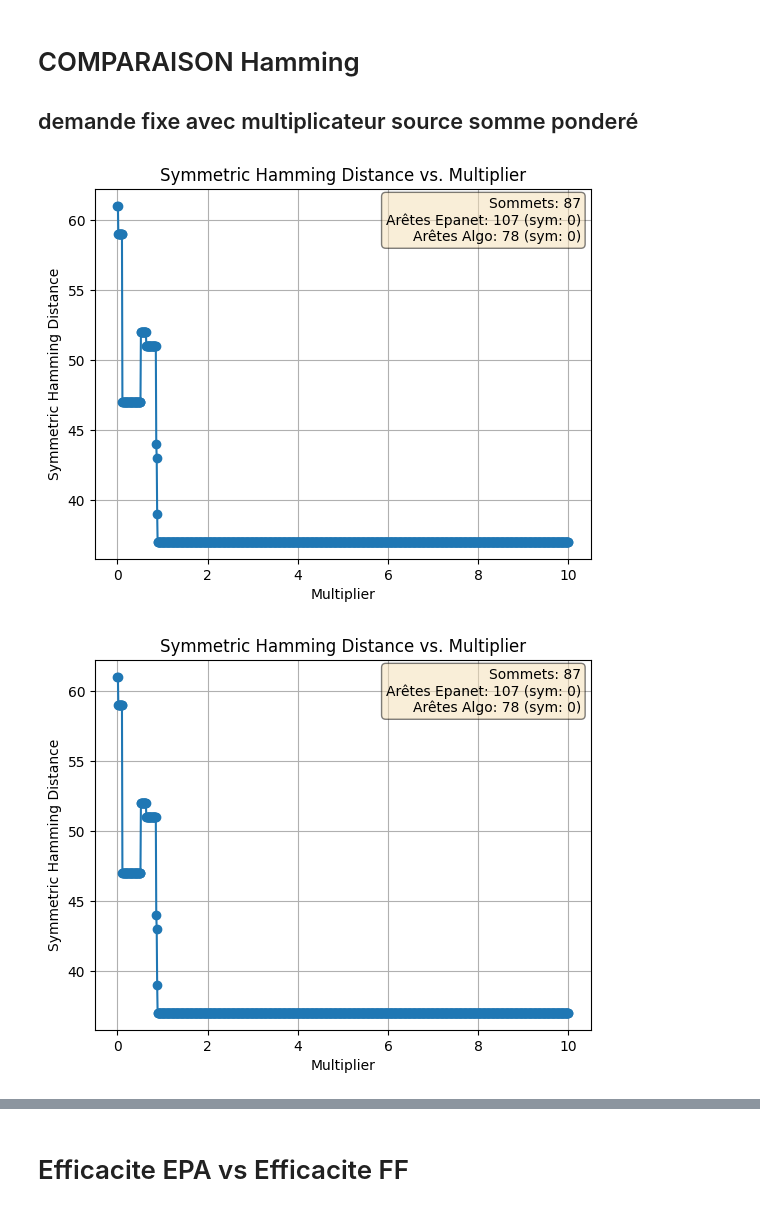
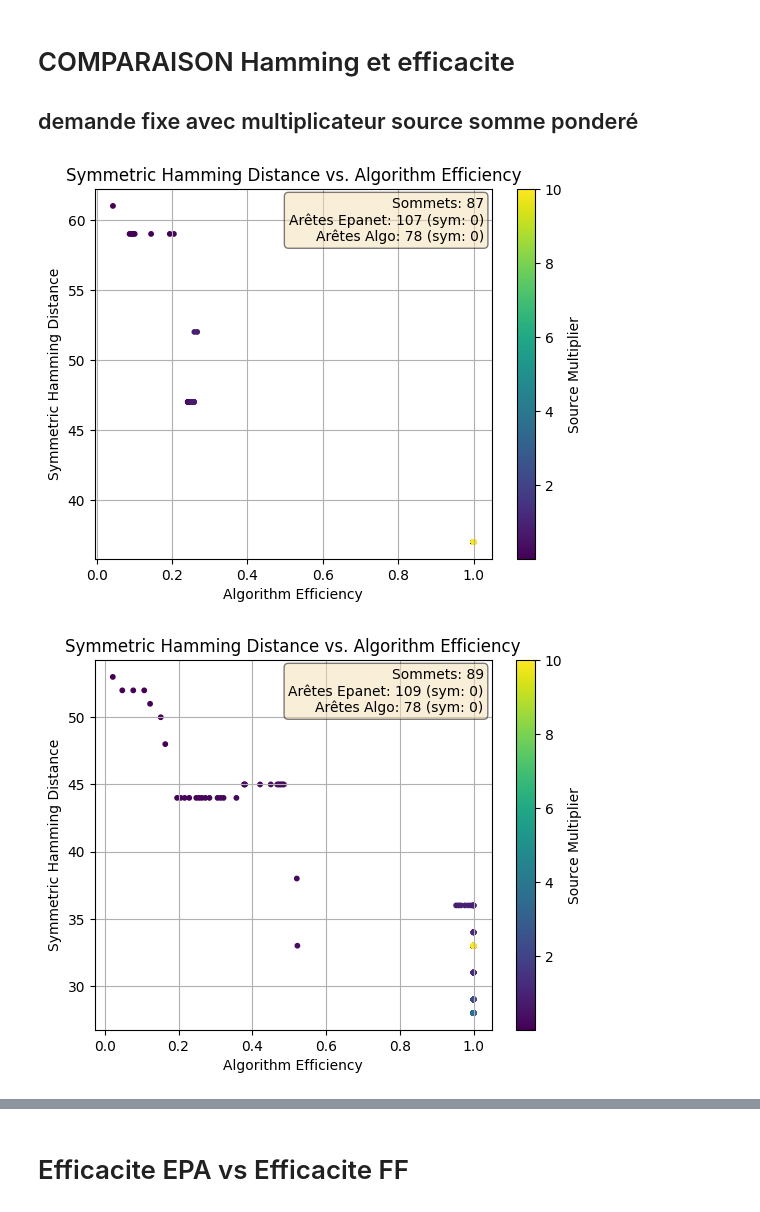
Before and after one commit to Nabil-hamoudi/M2_internship_flow_orientation, a Jupyter notebook: analyse.ipynb, the cells around one changed output, grey strips where cells are left out. Saved outputs shown, nothing was run; the diff lists cells and outputs as text; code cells hidden in the pictures.

```diff
--- a/analyse.ipynb
+++ b/analyse.ipynb
@@ -7,7 +7,7 @@ import pandas
 import numpy as np
 import subprocess
 # %%
-commande = ["make", "run", 'ARGS=net3_1s.inp output_epanet.txt output_algo.txt 0.5 1.0']
+commande = ["make", "run", 'ARGS=net3_1s.inp output_epanet.txt output_algo.txt 0.5 1.0 10.0']
 resultat = subprocess.run(commande, capture_output=True, text=True)
 
 print(resultat.stdout)
@@ -74,7 +126,9 @@ sym_arcs=0
 # %% [markdown]
-# COMPARAISON Hamming
+# COMPARAISON Hamming et efficacite
 
 ## demande fixe avec multiplicateur source somme ponderé
 # %%
-multipliers_source = np.linspace(0.0001, 10.0, 1000)
-multipliers_destination = np.linspace(1.0, 1.0, 1)
+color_by = 'source'
+
+multipliers_source = np.linspace(0.01, 10.0, 1000)
+multipliers_destination = np.array([1.0])
@@ -81,65 +178,9 @@ multipliers_destination = np.linspace(1.0, 1.0, 1)
 # %%
-distances = []
-
-for mult_source in multipliers_source:
-	for mult_destination in multipliers_destination:
-		commande = ["make", "run", f'ARGS=net3_1s.inp output_epanet.txt output_algo.txt {mult_source} {mult_destination}']
-		resultat = subprocess.run(commande, capture_output=True, text=True)
-
-		result, arcs, n, efficacite, sym_arcs = parser('output_epanet.txt')
-		result_algo, arcs_algo, n_algo, efficacite_algo, sym_arcs_algo = parser('output_algo.txt')
-
-		dist = hamming_distance_symmetrique(result, result_algo)
-		distances.append(dist)
-
-fig, ax = plt.subplots()
-ax.plot(multipliers, distances, marker='o')
-ax.set_xlabel('Multiplier')
-ax.set_ylabel('Symmetric Hamming Distance')
-ax.set_title('Symmetric Hamming Distance vs. Multiplier')
-ax.grid(True)
-
-# Add number of nodes and arcs at top right
-ax.text(0.98, 0.98, f'Sommets: {n}\nArêtes Epanet: {arcs} (sym: {sym_arcs})\nArêtes Algo: {arcs_algo} (sym: {sym_arcs_algo})',
-        transform=ax.transAxes,
-        fontsize=10,
-        verticalalignment='top',
-        horizontalalignment='right',
-        bbox=dict(boxstyle='round', facecolor='wheat', alpha=0.5))
-
-plt.show()
+create_graph_hamming_eff('net3_1s.inp', multipliers_source, multipliers_destination, color_by)
 # %% [output]
-[figure, old version]
+[figure, new version]
 # %%
-distances = []
-
-for mult_source in multipliers_source:
-	for mult_destination in multipliers_destination:
-		commande = ["make", "run", f'ARGS=net3_1s.inp output_epanet.txt output_algo.txt {mult_source} {mult_destination}']
-		resultat = subprocess.run(commande, capture_output=True, text=True)
-
-		result, arcs, n, efficacite, sym_arcs = parser('output_epanet.txt')
-		result_algo, arcs_algo, n_algo, efficacite_algo, sym_arcs_algo = parser('output_algo.txt')
-
-		dist = hamming_distance_symmetrique(result, result_algo)
-		distances.append(dist)
-
-fig, ax = plt.subplots()
-ax.plot(multipliers, distances, marker='o')
-ax.set_xlabel('Multiplier')
-ax.set_ylabel('Symmetric Hamming Distance')
-ax.set_title('Symmetric Hamming Distance vs. Multiplier')
-ax.grid(True)
-
-# Add number of nodes and arcs at top right
-ax.text(0.98, 0.98, f'Sommets: {n}\nArêtes Epanet: {arcs} (sym: {sym_arcs})\nArêtes Algo: {arcs_algo} (sym: {sym_arcs_algo})',
-        transform=ax.transAxes,
-        fontsize=10,
-        verticalalignment='top',
-        horizontalalignment='right',
-        bbox=dict(boxstyle='round', facecolor='wheat', alpha=0.5))
-
-plt.show()
+create_graph_hamming_eff('net3_2s.inp', multipliers_source, multipliers_destination, color_by)
 # %% [output]
-[figure, old version]
+[figure, new version]
 # %%
```
Also changed, not shown: parts of 12 cells of this notebook, 1 other file.
